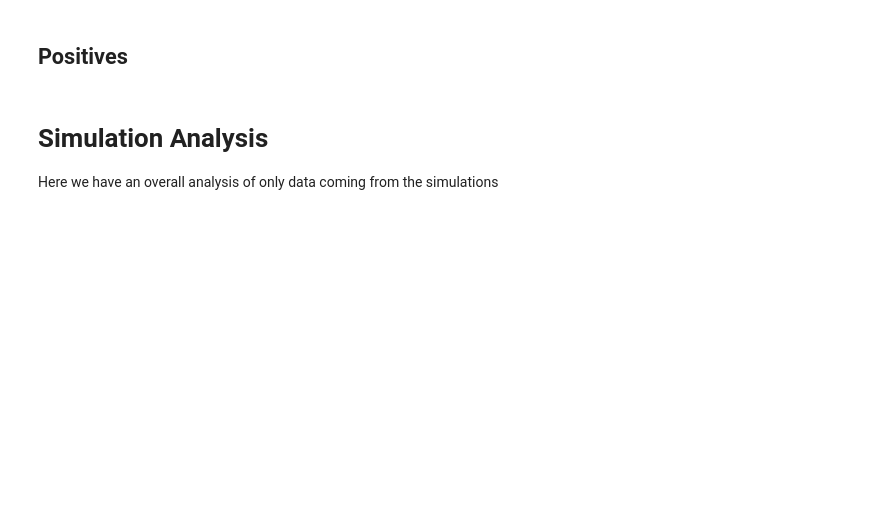
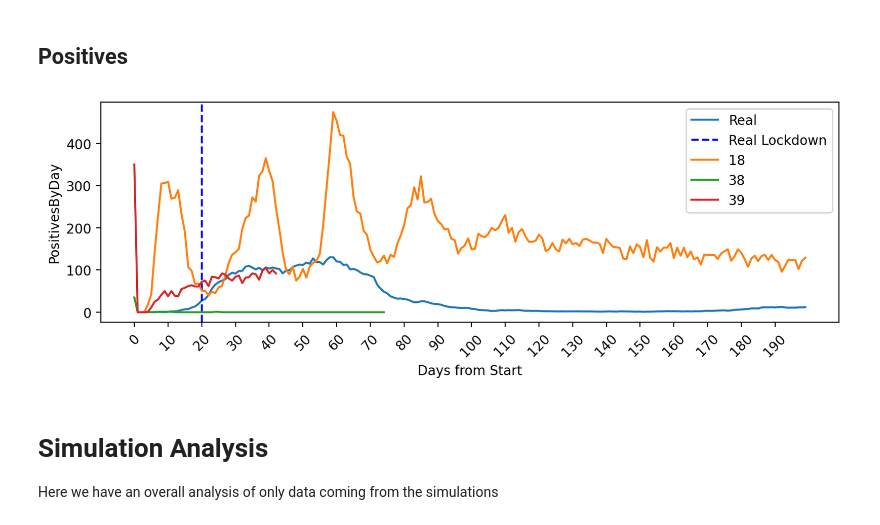
Before and after one commit to CGVGroup/abm-data-analysis, a Jupyter notebook: notebooks/abm-covid.ipynb, the cells around one changed output. Saved outputs shown, nothing was run; the diff lists cells and outputs as text; code cells hidden in the pictures; blank space fills up the shorter version.

```diff
--- a/notebooks/abm-covid.ipynb
+++ b/notebooks/abm-covid.ipynb
@@ -231,5 +323,9 @@ plot_compare_real_sims(turin_data, sims_data, 'DeathsTotal', simulations_to_comp
 # %% [markdown]
 ## Positives
+# %%
+plot_compare_real_sims(turin_data, sims_data, 'PositivesByDay', simulations_to_compare  ,start_date, end_date)
+# %% [output]
+[figure, added]
 # %% [markdown]
 # Simulation Analysis
 Here we have an overall analysis of only data coming from the simulations
```
Also changed, not shown: parts of 11 cells of this notebook, 2 other files.
